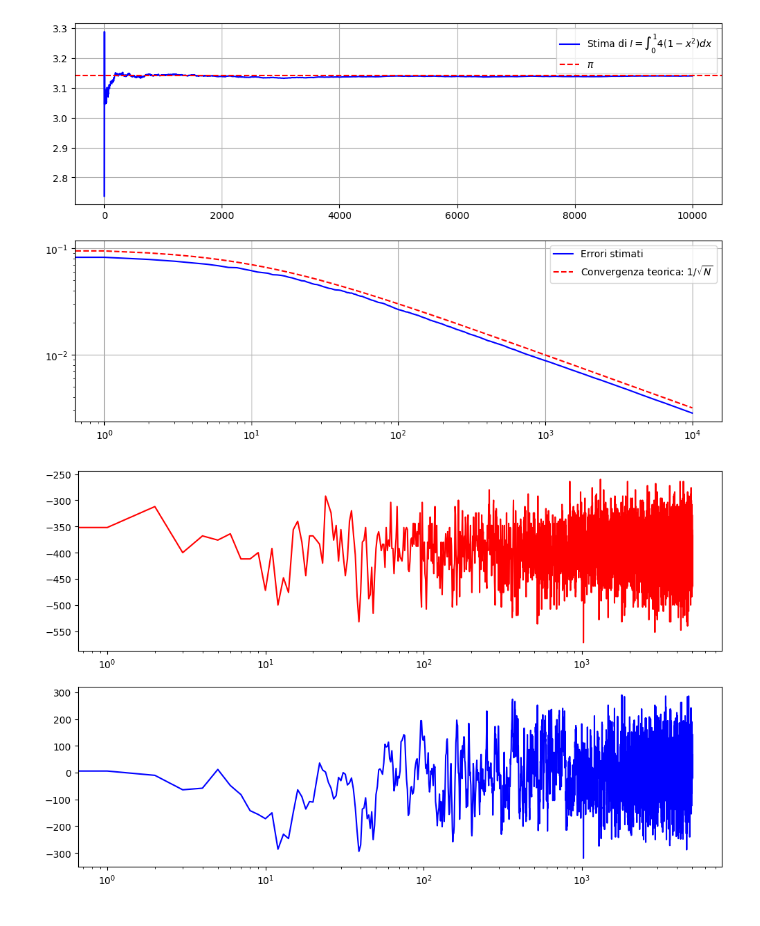
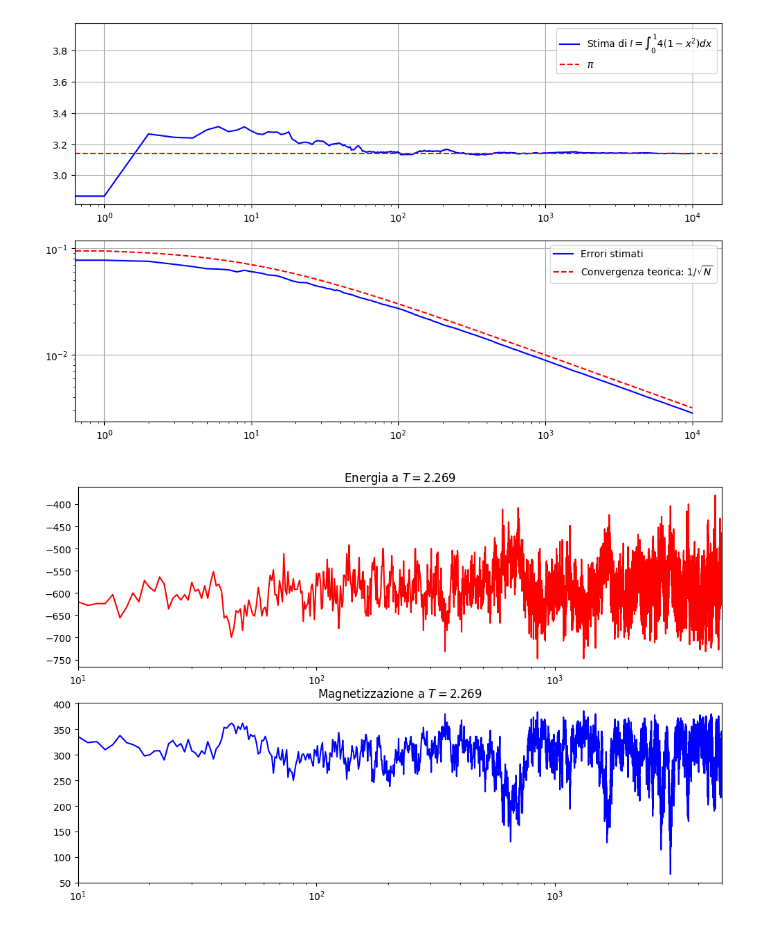
Before and after one commit to nicola-lamaddalena/computational_physics_course, a Jupyter notebook: rng/monte_carlo.ipynb, the cells around one changed output. Drawn from its saved outputs; the diff is of its cells as text; code cells hidden in the pictures.

```diff
--- a/rng/monte_carlo.ipynb
+++ b/rng/monte_carlo.ipynb
@@ -71,6 +71,7 @@ for i in range(len(Ns)):
 fig, (ax1, ax2) = plt.subplots(2, 1)
 ax1.plot(stime, color="blue", label=r"Stima di $I=\int_{0}^{1}4(1-x^2)dx$")
 ax1.axhline(np.pi, ls="--", color="red", label=r"$\pi$")
+ax1.set_xscale("log")
 ax1.grid(True)
 ax1.legend()
 ax2.plot(errs[10:], color="blue", label="Errori stimati")
@@ -81,55 +82,67 @@ ax2.grid(True)
 ax2.legend()
 plt.show()
 # %% [output]
-[figure, old version]
+[figure, new version]
 # %%
 rng = np.random.default_rng(seed=42)
 def metropolis(lattice, J, T, N, even_mask):
     kb = 1.0
+    # even_mask ha true in caselle alternate, come una scacchiera; ~even_mask è la sua negazione
+    # quindi ha true nelle caselle shiftate di un posto
     for s in [even_mask, ~even_mask]:
         neig_sum = np.roll(lattice, shift=1, axis=0) + np.roll(lattice, shift=-1, axis=0) + np.roll(lattice, shift=1, axis=1) + np.roll(lattice, shift=-1, axis=1)
         de = np.zeros_like(lattice)
-        de[s] = 2 * J * lattice[s] * neig_sum[s]
-        prob = np.exp(-de/(kb*T))
-        accept = (de <= 0) | (rng.random((N,N)) < prob)
-        lattice[s & accept] *= -1
+        de_s = 2 * J * lattice[s] * neig_sum[s]
+        prob = np.exp(-de_s/(kb*T))
+        # sto condensando la condizione di accettazione del flip
+        # sempre accettata se la variazione di energia è negativa
+        # oppure se maggiore di un numero pseudo-random in [0,1]
+        accept = (de_s <= 0) | (rng.random(de_s.shape) < prob)
+        # considero solo i siti della maschera attuale e se la condizione è vera
+        # accept=True, allora cambio il segno dei siti (flippo gli spin),
+        # altrimenti li lascio con il loro valore
+        lattice[s] = np.where(accept, -lattice[s], lattice[s])
 # %%
 def total_energy(lattice, L, J):
     neig_sum = np.roll(lattice, shift=1, axis=0) + np.roll(lattice, shift=-1, axis=0) + np.roll(lattice, shift=1, axis=1) + np.roll(lattice, shift=-1, axis=1)
     return -J * np.sum(lattice * neig_sum) / 2
 # %%
 L = 20
-J, T = 1.0, 2.669
+J, T = 1.0, 2.269
 even_mask = np.zeros((L,L), dtype=bool)
 even_mask[::2, ::2] = True # sto considerando le colonne pari e le righe pari
 even_mask[1::2, 1::2] = True # sto considerando le colonne dispari e le righe dispari
 term_steps = 3000
 measure_steps = 5000
 
 lattice = np.random.choice([-1,1], size=(L, L))
 
-# termalizzazione
 for step in range(term_steps):
     metropolis(lattice, J, T, L, even_mask)
-    metropolis(lattice, J, T, L, even_mask)
-
+    metropolis(lattice, J, T, L, ~even_mask)
 
 energies = np.zeros(measure_steps)
 magn = np.zeros(measure_steps)
+
 for step in range(measure_steps):
     metropolis(lattice, J, T, L, even_mask)
-    metropolis(lattice, J, T, L, even_mask)
+    metropolis(lattice, J, T, L, ~even_mask)
+
     energies[step] = total_energy(lattice, L, J)
     magn[step] = np.sum(lattice)
 
 fig, (ax1, ax2) = plt.subplots(2, 1)
-ax1.plot(energies, color="red", label=r"Energia a $T=2.0$")
+ax1.plot(energies, color="red", label=rf"Energia a $T={T}$")
 ax1.set_xscale("log")
-ax2.plot(magn, color="blue", label=r"Magnetizzazione a $T=2.0$")
+ax1.set_xlim(left=10, right=measure_steps)
+ax1.set_title(rf"Energia a $T={T}$")
+ax2.plot(magn, color="blue", label=rf"Magnetizzazione a $T={T}$")
 ax2.set_xscale("log")
+ax2.set_xlim(left=10, right=measure_steps)
+ax2.set_title(rf"Magnetizzazione a $T={T}$")
 plt.show()
 # %% [output]
-[figure, old version]
+[figure, new version]
 # %%
 temps = np.array([1.0, 1.5, 2.0, 2.2, 2.3, 2.4, 2.5, 3.0, 4.0])
 mean_en = np.zeros_like(temps)
```
Also changed, not shown: parts of 5 cells of this notebook.
